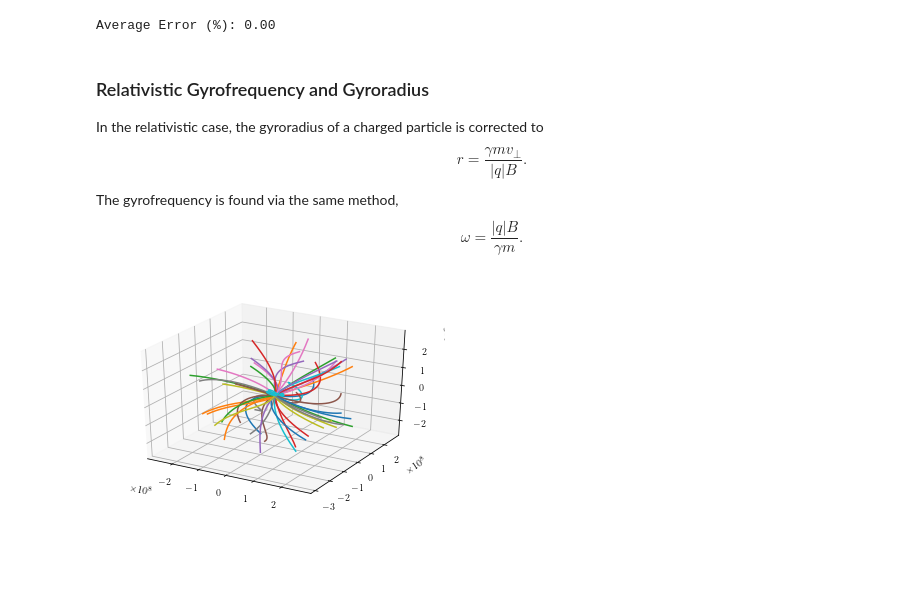
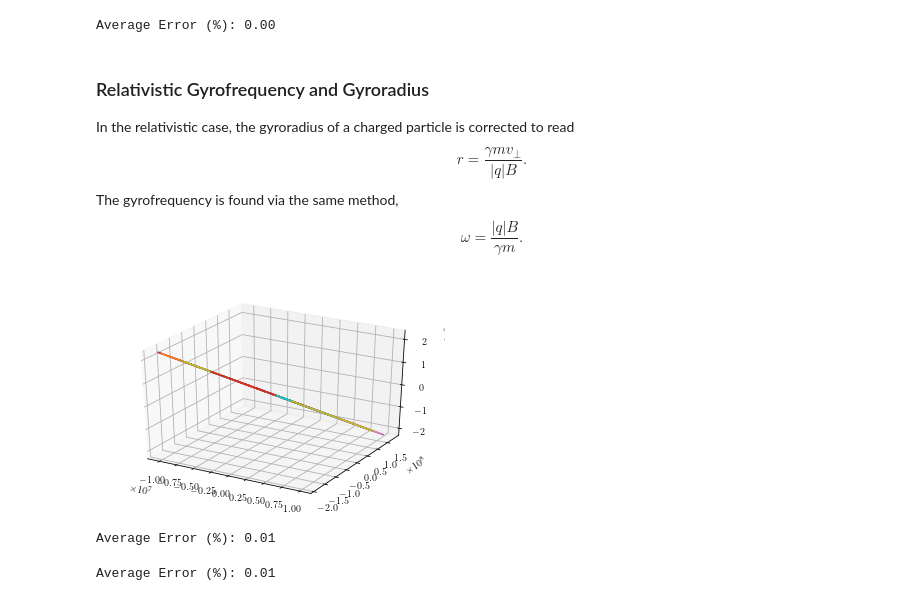
Before and after one commit to zbeever/cpt-solver, a Jupyter notebook: validation.ipynb, the cells around one changed output. Cells and saved outputs as stored; diff of their text form; code cells hidden in the pictures; blank space fills up the shorter version.

Commit message:
Wrote code for validating gyrofrequency and gyroradius measurements at all energies.

```diff
--- a/validation.ipynb
+++ b/validation.ipynb
@@ -132,7 +132,7 @@ Average Error (%): 0.00
 
 The gyroradius of a nonrelativistic charged particle is given by $$r = \frac{mv_{\perp}}{|q|B}.$$ From this, we can get the gyrofrequency by setting $\omega r = v_{\perp}$, i.e. $$\omega = \frac{|q|B}{m}$$.
 # %%
-B = UniformField(np.random.default_rng().uniform(0., 1.), np.random.default_rng().normal(0., 1., 3))
+B = UniformField(np.random.default_rng().uniform(1e-12, 1e-6), np.random.default_rng().normal(0., 1., 3))
 T = 1
 dt = 1e-3
 trials = 50
@@ -156,7 +156,7 @@ for i in range(trials):
     # Randomly generate positions, velocity directions, and kinetic energies
     r = np.random.default_rng().normal(0., 10., 3)     # 3D normal distribution, sigma = 10 m
     v_dir = np.random.default_rng().normal(0., 1., 3)  # 3D normal distribution, sigma = 1 m
-    K = np.random.default_rng().uniform(0., 1e2)        # 1D uniform distribution from 0 eV to 1e2 eV
+    K = np.random.default_rng().uniform(0., 1e2)       # 1D uniform distribution from 0 eV to 1e2 eV
 
     v = v_nonrel(eV_to_J(K), me) * v_dir / (np.linalg.norm(v_dir))
 
@@ -199,9 +199,9 @@ Average Error (%): 0.00
 # %% [markdown]
 ### Relativistic Gyrofrequency and Gyroradius
 
-In the relativistic case, the gyroradius of a charged particle is corrected to $$r = \frac{\gamma m v_{\perp}}{|q|B}.$$ The gyrofrequency is found via the same method, $$\omega = \frac{|q|B}{\gamma m}.$$
+In the relativistic case, the gyroradius of a charged particle is corrected to read $$r = \frac{\gamma m v_{\perp}}{|q|B}.$$ The gyrofrequency is found via the same method, $$\omega = \frac{|q|B}{\gamma m}.$$
 # %%
-B = UniformField(1e-10, np.random.default_rng().normal(0., 1., 3))
+B = UniformField(np.random.default_rng().uniform(1e-12, 1e-6), np.random.default_rng().normal(0., 1., 3))
 T = 1
 dt = 1e-3
 trials = 50
@@ -209,42 +209,60 @@ trials = 50
 system = Solver(BorisRel(dt), B)
 
 def gyrofreq_rel(m, q, B, g):
-    return abs(q) * np.linalg.norm(B) / (g * m)
+    return (abs(q) * np.linalg.norm(B)) / (g * m)
 
 def gyrorad_rel(m, q, B, v, g):
     v_perp = np.linalg.norm(v - (np.dot(v, B) / np.dot(B, B)) * B)
-    return m * v_perp / (abs(q) * np.linalg.norm(B))
+    return (g * m * v_perp) / (abs(q) * np.linalg.norm(B))
 
 analytical_gyrofreq_rel = np.zeros(trials)
 numerical_gyrofreq_rel = np.zeros(trials)
 
 analytical_gyrorad_rel = np.zeros(trials)
 numerical_gyrorad_rel = np.zeros(trials)
 
 for i in range(trials):
     # Randomly generate positions, velocity directions, and kinetic energies
     r = np.random.default_rng().normal(0., 10., 3)     # 3D normal distribution, sigma = 10 m
     v_dir = np.random.default_rng().normal(0., 1., 3)  # 3D normal distribution, sigma = 1 m
     K = np.random.default_rng().uniform(0, 1e7)        # 1D uniform distribution from 0 eV to 1e7 eV
 
     g = gamma_from_E(eV_to_J(K), me)
     v = v_rel(g) * v_dir / (np.linalg.norm(v_dir))
 
     analytical_gyrofreq_rel[i] = gyrofreq_rel(me, -qe, B.at(r), g)
     analytical_gyrorad_rel[i] = gyrorad_rel(me, -qe, B.at(r), v, g)
 
     system.add_particle(Particle(r, v_dir, K, -qe, me))
 
 system.solve(T, ['position', 'velocity', 'gyrofreq', 'gyroradius'])
 
 fig = plt.figure()
 ax = fig.add_subplot(111, projection='3d')
 
 for i, particle in enumerate(system.particles):
     numerical_gyrofreq_rel[i] = np.linalg.norm(particle.history['gyrofreq'][-1])
     numerical_gyrorad_rel[i] = np.linalg.norm(particle.history['gyroradius'][-1])
     ax.plot(particle.history['position'][:, 0], particle.history['position'][:, 1], particle.history['position'][:, 2])
 
 plt.show()
 # %% [output]
-[figure, old version]
+[figure, new version]
+# %%
+# Relativistic yrofrequency results
+
+error = to_percent(numerical_gyrofreq_rel, analytical_gyrofreq_rel)
+
+# print('Error (%): ' + ' '.join(f'{x:.2f}\n' for x in error))
+print(f'Average Error (%): {sum(error) / trials:.2f}')
+# %% [output]
+Average Error (%): 0.01
+# %%
+# Relativistic gyroradius results
+
+error = to_percent(numerical_gyrorad_rel, analytical_gyrorad_rel)
+
+# print('Error (%): ' + ' '.join(f'{x:.2f}\n' for x in error))
+print(f'Average Error (%): {sum(error) / trials:.2f}')
+# %% [output]
+Average Error (%): 0.01
```
Also changed, not shown: parts of 8 cells of this notebook.
